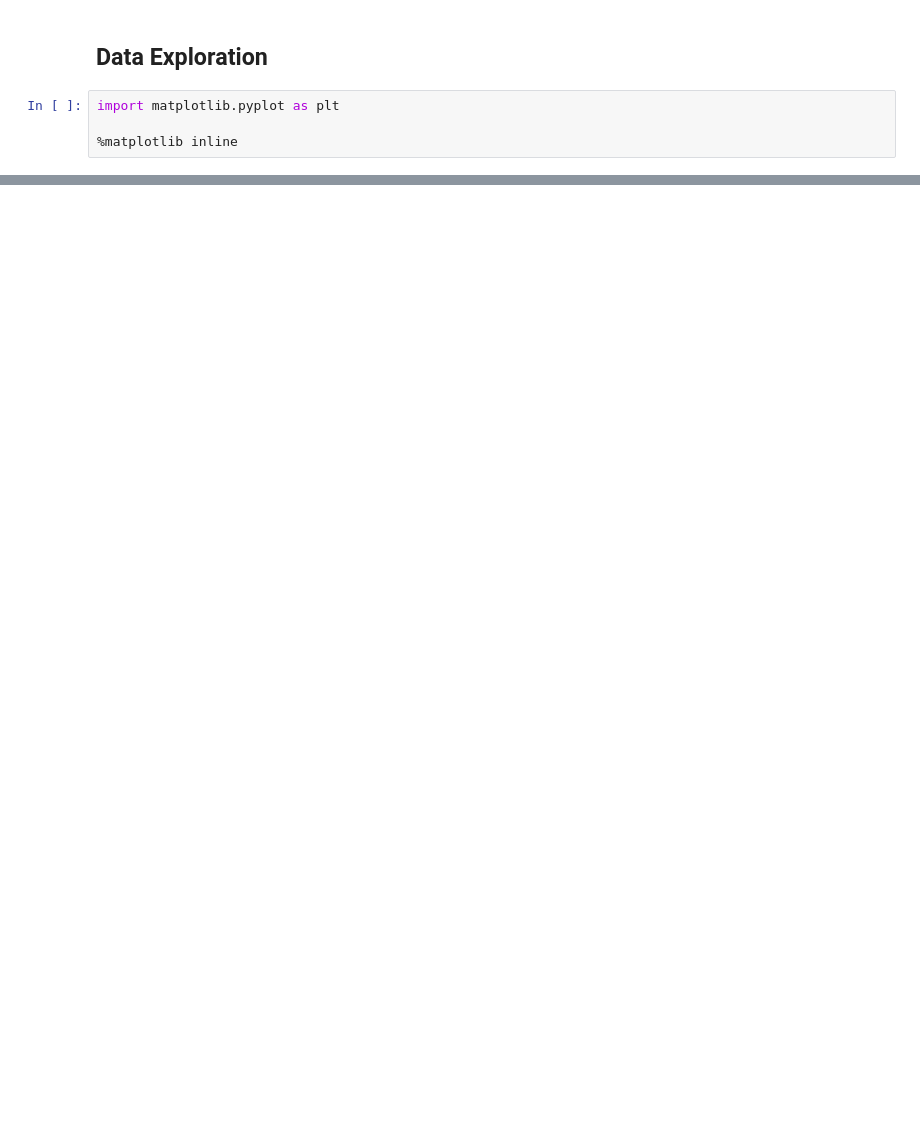
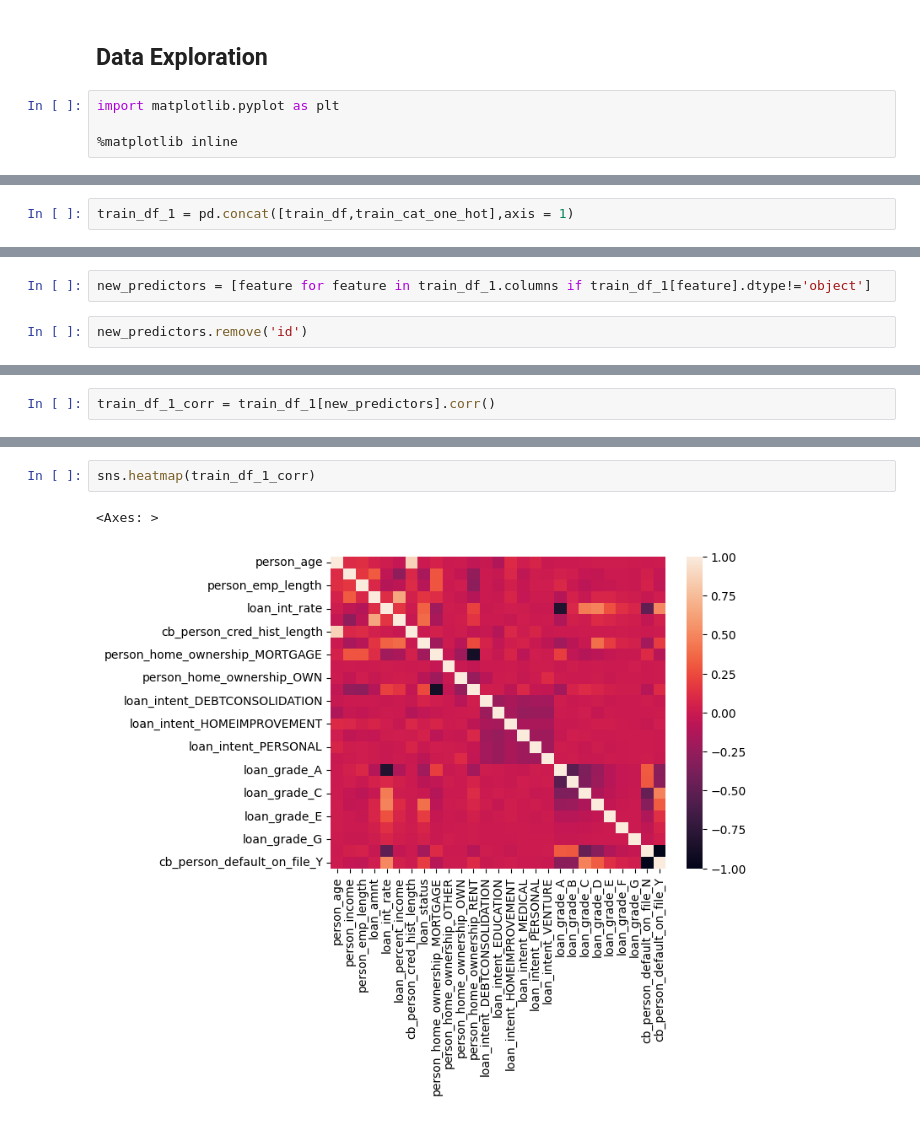
Before and after one commit to godsesaurab/Kaggle_Notebooks, a Jupyter notebook: loan-approval-competetion.ipynb, the cells around one changed output, grey strips where cells are left out. Cells and saved outputs as stored; diff of their text form; blank space fills up the shorter version.

```diff
--- a/loan-approval-competetion.ipynb
+++ b/loan-approval-competetion.ipynb
@@ -263,0 +391,2 @@ Name: count, dtype: int64
+# %%
+train_df_1 = pd.concat([train_df,train_cat_one_hot],axis = 1)
@@ -263,0 +409,4 @@ Name: count, dtype: int64
+# %%
+new_predictors = [feature for feature in train_df_1.columns if train_df_1[feature].dtype!='object']
+# %%
+new_predictors.remove('id')
@@ -263,0 +435,2 @@ Name: count, dtype: int64
+# %%
+train_df_1_corr = train_df_1[new_predictors].corr()
@@ -263,0 +458,5 @@ Name: count, dtype: int64
+# %%
+sns.heatmap(train_df_1_corr)
+# %% [output]
+<Axes: >
+[figure, added]
```
Also changed, not shown: parts of 31 cells of this notebook.
